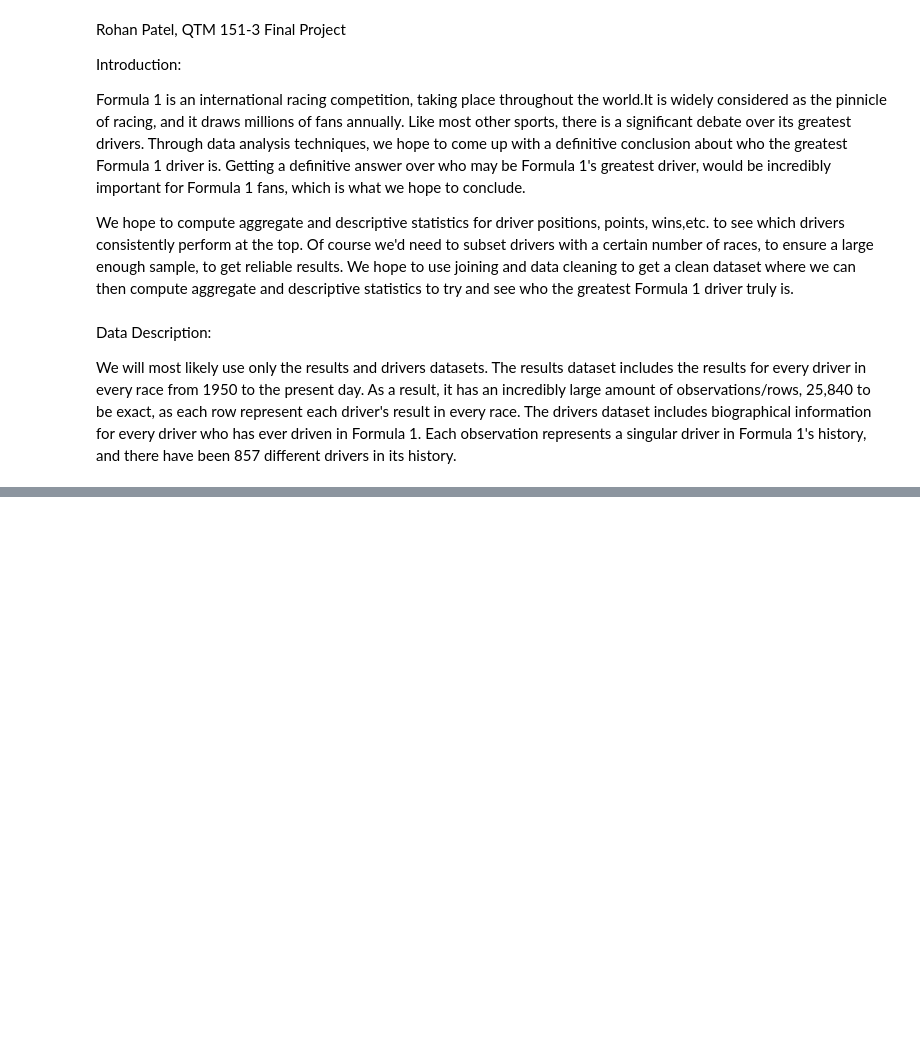
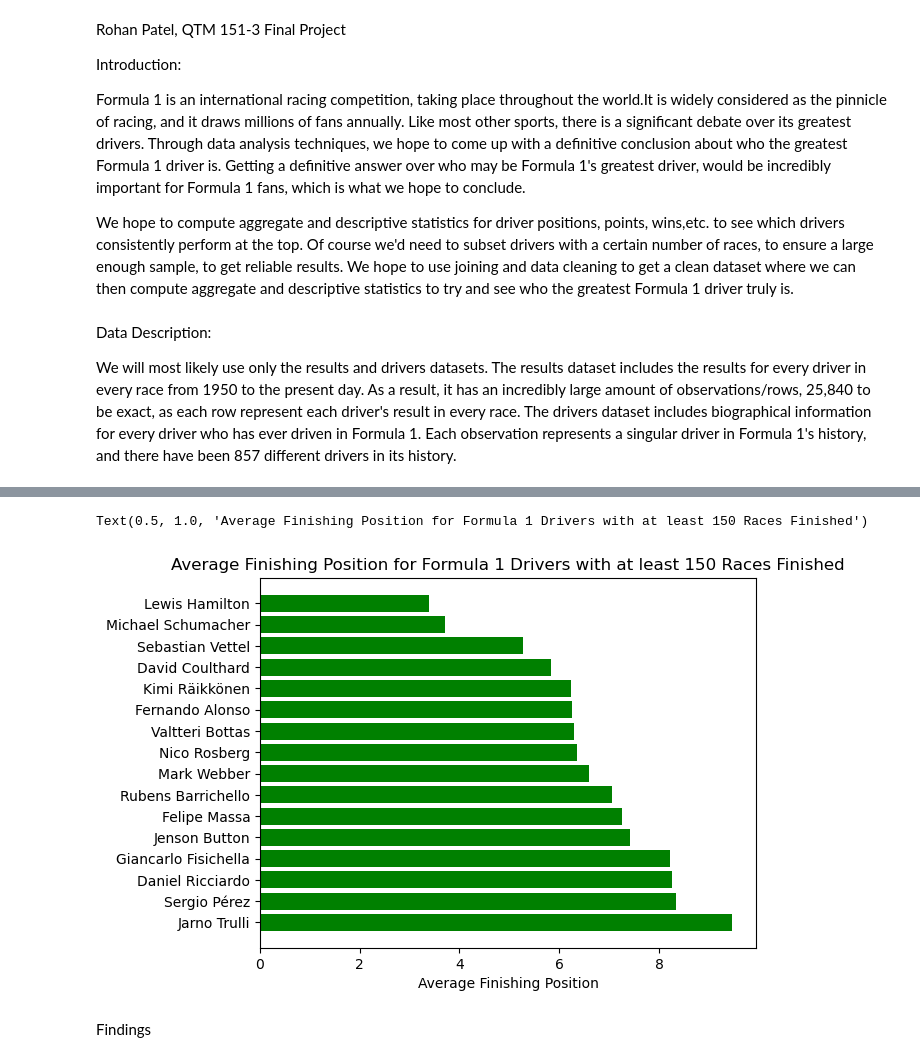
Before and after one commit to xRPx7/QTM-151-Notes, a Jupyter notebook: final_project 2/FinalProjectCode.ipynb, the cells around one changed output, grey strips where cells are left out. Saved outputs shown, nothing was run; the diff lists cells and outputs as text; code cells hidden in the pictures; blank space fills up the shorter version.

```diff
--- a/final_project 2/FinalProjectCode.ipynb
+++ b/final_project 2/FinalProjectCode.ipynb
@@ -20,0 +28,5 @@ drivers = pd.read_csv("/Users/rohanpatel/Documents/GitHub/QTM-151-Notes/final_pr
+# %%
+results_merged = pd.merge(drivers[["driverId","forename","surname"]],
+                          results,
+                          on = "driverId",
+                          how = "left" )
@@ -20,0 +37,5 @@ drivers = pd.read_csv("/Users/rohanpatel/Documents/GitHub/QTM-151-Notes/final_pr
+# %%
+results_merged["driver_name"] = results_merged["forename"] + " " + results_merged["surname"]
+
+results_merged["position"] = pd.to_numeric(results_merged["position"],errors='coerce')
+results_merged =results_merged.dropna(subset=["position"])
@@ -20,0 +46,19 @@ drivers = pd.read_csv("/Users/rohanpatel/Documents/GitHub/QTM-151-Notes/final_pr
+# %%
+mean_results_position = (results_merged.groupby("driver_name", as_index = False)
+ .agg(mean_position = ("position","mean"),
+      count_races = ("position",len),)
+ .sort_values(by="mean_position",ascending=True))
+
+
+
+
+mean_results_points = (results_merged.groupby("driver_name",as_index = False)
+ .agg(mean_points = ("points","mean"),
+      count_races = ("points",len))
+ .sort_values(by="mean_points",ascending=False))
+
+
+
+
+
+# Why are they different??
@@ -20,0 +69,3 @@ drivers = pd.read_csv("/Users/rohanpatel/Documents/GitHub/QTM-151-Notes/final_pr
+# %%
+final_results_position = mean_results_position.query("count_races >= 150")
+final_results_points = mean_results_points.query("count_races >= 150")
@@ -20,0 +112,13 @@ drivers = pd.read_csv("/Users/rohanpatel/Documents/GitHub/QTM-151-Notes/final_pr
+# %%
+final_results_position_sorted = final_results_position.sort_values("mean_position",ascending=False)
+
+
+
+plt.barh(data=final_results_position_sorted,y="driver_name",width="mean_position",color="green")
+plt.xlabel("Average Finishing Position")
+plt.title("Average Finishing Position for Formula 1 Drivers with at least 150 Races Finished")
+# %% [output]
+Text(0.5, 1.0, 'Average Finishing Position for Formula 1 Drivers with at least 150 Races Finished')
+[figure, added]
+# %% [markdown]
+Findings
```
Also changed, not shown: parts of 11 cells of this notebook, 3 other files.
